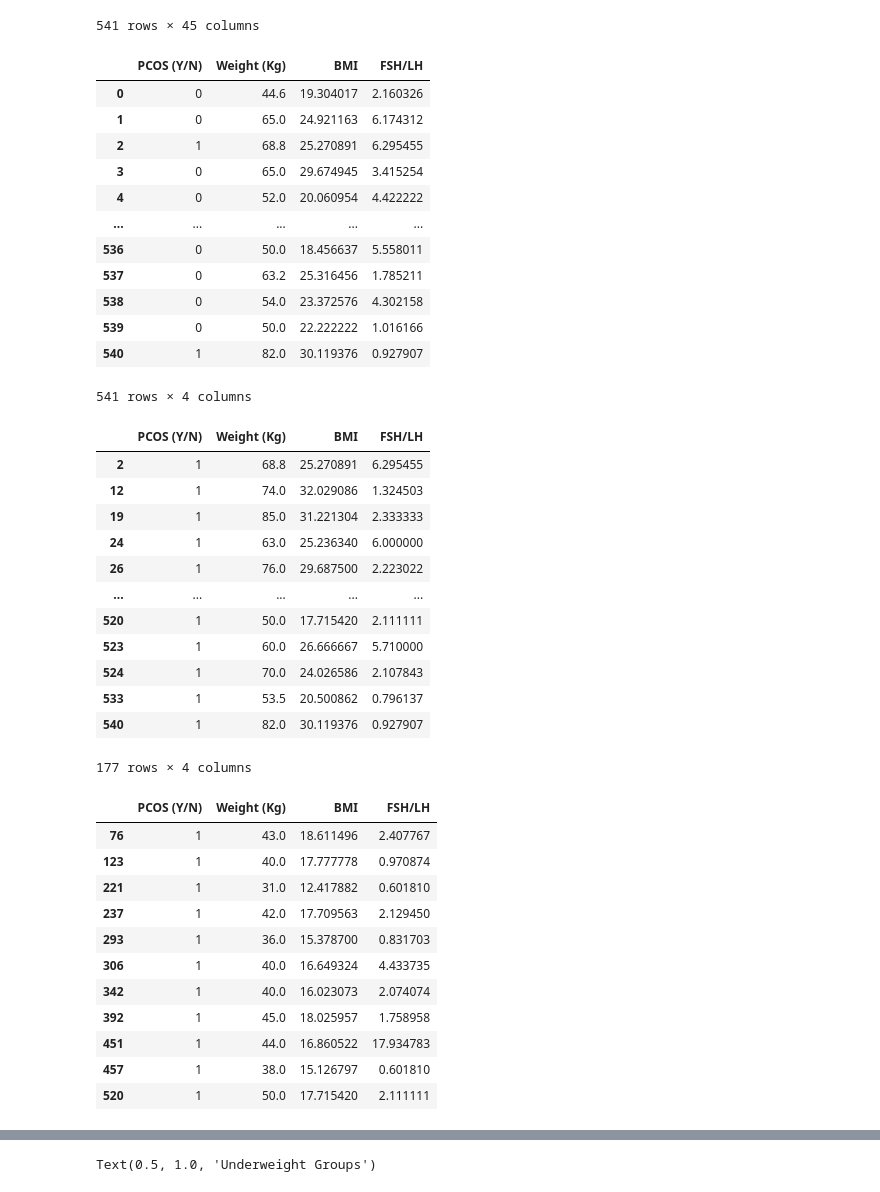
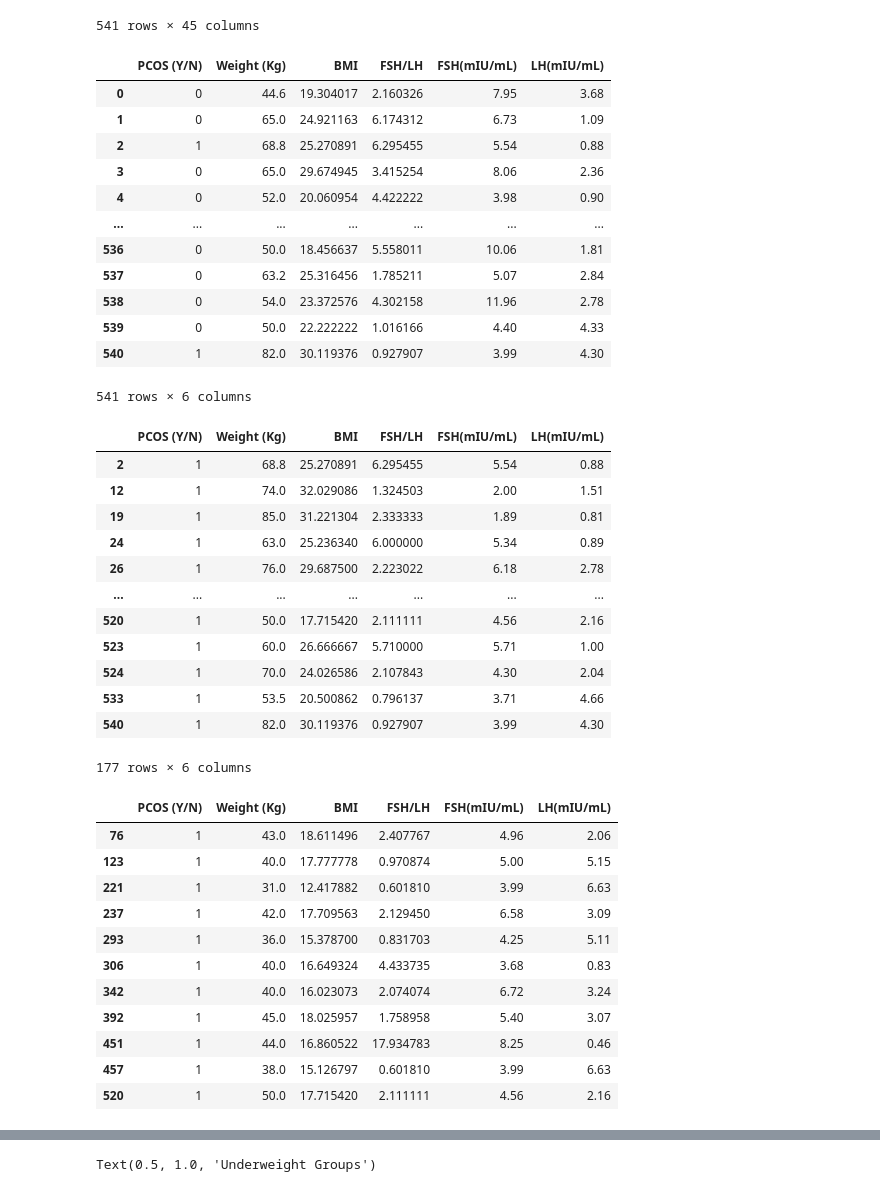
Before and after one commit to trodman201/PCOS-Research, a Jupyter notebook: Revised_Pcos_graphs.ipynb, the cells around one changed output, grey strips where cells are left out. Drawn from its saved outputs; the diff is of its cells as text; code cells hidden in the pictures.

```diff
--- a/Revised_Pcos_graphs.ipynb
+++ b/Revised_Pcos_graphs.ipynb
@@ -20,39 +18,39 @@ df
 | 540 | 541 | 541 | 1 | 23 | 82.0 | 165.000 | 30.119376 | 13 | ... |
 541 rows × 45 columns
 # %%
-new_df = df[['PCOS (Y/N)','Weight (Kg)', 'BMI','FSH/LH']]
+new_df = df[['PCOS (Y/N)','Weight (Kg)', 'BMI','FSH/LH', 'FSH(mIU/mL)', 'LH(mIU/mL)']]
 new_df
 # %% [output]
-|  | PCOS (Y/N) | Weight (Kg) | BMI | FSH/LH |
-| 0 | 0 | 44.6 | 19.304017 | 2.160326 |
-| 1 | 0 | 65.0 | 24.921163 | 6.174312 |
-| 2 | 1 | 68.8 | 25.270891 | 6.295455 |
-| 3 | 0 | 65.0 | 29.674945 | 3.415254 |
-| 4 | 0 | 52.0 | 20.060954 | 4.422222 |
-| ... | ... | ... | ... | ... |
-| 536 | 0 | 50.0 | 18.456637 | 5.558011 |
-| 537 | 0 | 63.2 | 25.316456 | 1.785211 |
-| 538 | 0 | 54.0 | 23.372576 | 4.302158 |
-| 539 | 0 | 50.0 | 22.222222 | 1.016166 |
-| 540 | 1 | 82.0 | 30.119376 | 0.927907 |
+|  | PCOS (Y/N) | Weight (Kg) | BMI | FSH/LH | FSH(mIU/mL) | LH(mIU/mL) |
+| 0 | 0 | 44.6 | 19.304017 | 2.160326 | 7.95 | 3.68 |
+| 1 | 0 | 65.0 | 24.921163 | 6.174312 | 6.73 | 1.09 |
+| 2 | 1 | 68.8 | 25.270891 | 6.295455 | 5.54 | 0.88 |
+| 3 | 0 | 65.0 | 29.674945 | 3.415254 | 8.06 | 2.36 |
+| 4 | 0 | 52.0 | 20.060954 | 4.422222 | 3.98 | 0.90 |
+| ... | ... | ... | ... | ... | ... | ... |
+| 536 | 0 | 50.0 | 18.456637 | 5.558011 | 10.06 | 1.81 |
+| 537 | 0 | 63.2 | 25.316456 | 1.785211 | 5.07 | 2.84 |
+| 538 | 0 | 54.0 | 23.372576 | 4.302158 | 11.96 | 2.78 |
+| 539 | 0 | 50.0 | 22.222222 | 1.016166 | 4.40 | 4.33 |
+| 540 | 1 | 82.0 | 30.119376 | 0.927907 | 3.99 | 4.30 |
-541 rows × 4 columns
+541 rows × 6 columns
 # %%
 pcos = new_df[new_df['PCOS (Y/N)'].isin([1])]
 pcos
 # %% [output]
-|  | PCOS (Y/N) | Weight (Kg) | BMI | FSH/LH |
-| 2 | 1 | 68.8 | 25.270891 | 6.295455 |
-| 12 | 1 | 74.0 | 32.029086 | 1.324503 |
-| 19 | 1 | 85.0 | 31.221304 | 2.333333 |
-| 24 | 1 | 63.0 | 25.236340 | 6.000000 |
-| 26 | 1 | 76.0 | 29.687500 | 2.223022 |
-| ... | ... | ... | ... | ... |
-| 520 | 1 | 50.0 | 17.715420 | 2.111111 |
-| 523 | 1 | 60.0 | 26.666667 | 5.710000 |
-| 524 | 1 | 70.0 | 24.026586 | 2.107843 |
-| 533 | 1 | 53.5 | 20.500862 | 0.796137 |
-| 540 | 1 | 82.0 | 30.119376 | 0.927907 |
+|  | PCOS (Y/N) | Weight (Kg) | BMI | FSH/LH | FSH(mIU/mL) | LH(mIU/mL) |
+| 2 | 1 | 68.8 | 25.270891 | 6.295455 | 5.54 | 0.88 |
+| 12 | 1 | 74.0 | 32.029086 | 1.324503 | 2.00 | 1.51 |
+| 19 | 1 | 85.0 | 31.221304 | 2.333333 | 1.89 | 0.81 |
+| 24 | 1 | 63.0 | 25.236340 | 6.000000 | 5.34 | 0.89 |
+| 26 | 1 | 76.0 | 29.687500 | 2.223022 | 6.18 | 2.78 |
+| ... | ... | ... | ... | ... | ... | ... |
+| 520 | 1 | 50.0 | 17.715420 | 2.111111 | 4.56 | 2.16 |
+| 523 | 1 | 60.0 | 26.666667 | 5.710000 | 5.71 | 1.00 |
+| 524 | 1 | 70.0 | 24.026586 | 2.107843 | 4.30 | 2.04 |
+| 533 | 1 | 53.5 | 20.500862 | 0.796137 | 3.71 | 4.66 |
+| 540 | 1 | 82.0 | 30.119376 | 0.927907 | 3.99 | 4.30 |
-177 rows × 4 columns
+177 rows × 6 columns
 # %%
 no_pcos = new_df[new_df['PCOS (Y/N)'].isin([0])]
 # %%
@@ -60,18 +58,18 @@ p1 = new_df[new_df['PCOS (Y/N)'].isin([1])]
 p1 = p1[p1['BMI'] <= 19]
 p1
 # %% [output]
-|  | PCOS (Y/N) | Weight (Kg) | BMI | FSH/LH |
-| 76 | 1 | 43.0 | 18.611496 | 2.407767 |
-| 123 | 1 | 40.0 | 17.777778 | 0.970874 |
-| 221 | 1 | 31.0 | 12.417882 | 0.601810 |
-| 237 | 1 | 42.0 | 17.709563 | 2.129450 |
-| 293 | 1 | 36.0 | 15.378700 | 0.831703 |
-| 306 | 1 | 40.0 | 16.649324 | 4.433735 |
-| 342 | 1 | 40.0 | 16.023073 | 2.074074 |
-| 392 | 1 | 45.0 | 18.025957 | 1.758958 |
-| 451 | 1 | 44.0 | 16.860522 | 17.934783 |
-| 457 | 1 | 38.0 | 15.126797 | 0.601810 |
-| 520 | 1 | 50.0 | 17.715420 | 2.111111 |
+|  | PCOS (Y/N) | Weight (Kg) | BMI | FSH/LH | FSH(mIU/mL) | LH(mIU/mL) |
+| 76 | 1 | 43.0 | 18.611496 | 2.407767 | 4.96 | 2.06 |
+| 123 | 1 | 40.0 | 17.777778 | 0.970874 | 5.00 | 5.15 |
+| 221 | 1 | 31.0 | 12.417882 | 0.601810 | 3.99 | 6.63 |
+| 237 | 1 | 42.0 | 17.709563 | 2.129450 | 6.58 | 3.09 |
+| 293 | 1 | 36.0 | 15.378700 | 0.831703 | 4.25 | 5.11 |
+| 306 | 1 | 40.0 | 16.649324 | 4.433735 | 3.68 | 0.83 |
+| 342 | 1 | 40.0 | 16.023073 | 2.074074 | 6.72 | 3.24 |
+| 392 | 1 | 45.0 | 18.025957 | 1.758958 | 5.40 | 3.07 |
+| 451 | 1 | 44.0 | 16.860522 | 17.934783 | 8.25 | 0.46 |
+| 457 | 1 | 38.0 | 15.126797 | 0.601810 | 3.99 | 6.63 |
+| 520 | 1 | 50.0 | 17.715420 | 2.111111 | 4.56 | 2.16 |
 # %%
 p2 = new_df[new_df['PCOS (Y/N)'].isin([1])]
 p2 = p2[(p2['BMI'] >= 19) & (p2['BMI'] <= 25)]
```
Also changed, not shown: parts of 20 cells of this notebook.
